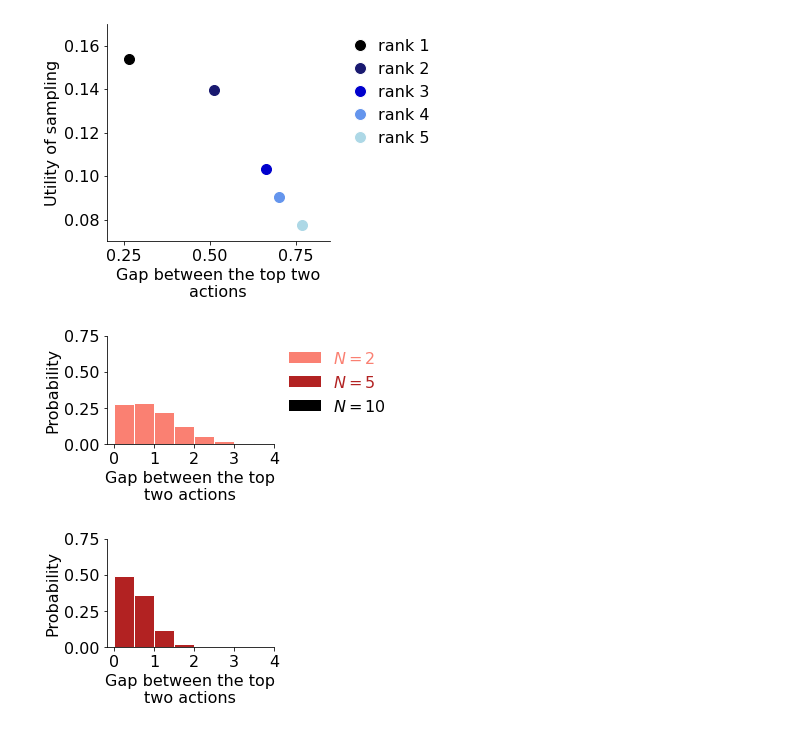
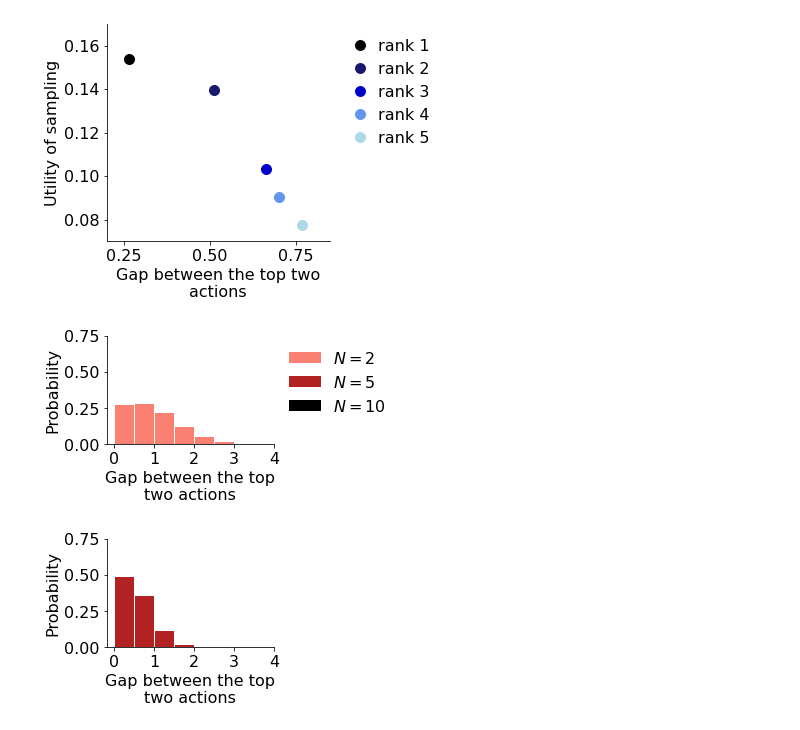
Before and after one commit to ionatankuperwajs/meta-planning, a Jupyter notebook: model_online_action.ipynb, the cells around one changed output. Saved outputs shown, nothing was run; the diff lists cells and outputs as text; code cells hidden in the pictures.

```diff
--- a/model_online_action.ipynb
+++ b/model_online_action.ipynb
@@ -646,26 +646,26 @@ heights10 = heights10 / heights10.sum()
 # %%
 # Plot the distribution of gaps
 bin_centers = 0.5*(bins0[1:] + bins0[:-1])
 bin_widths = np.diff(bins0)
 
 fig, ax = plt.subplots(figsize=(3,2))
 legend_elements = [Patch(facecolor='salmon', label='$N=2$'),
                    Patch(facecolor='firebrick', label='$N=5$'),
                   Patch(facecolor='black', label='$N=10$')]
-ax.legend(handles=legend_elements, frameon = False, bbox_to_anchor=(1,1), loc='upper left', labelcolor='linecolor')
+ax.legend(handles=legend_elements, frameon = False, bbox_to_anchor=(1,1), loc='upper left')
 
 ax.bar(bin_centers, heights0, width=bin_widths, edgecolor='white', color='salmon')
 ax.set_xlabel('Gap between the top\ntwo actions')
 ax.set_ylabel('Probability')
 ax.set_ylim(0,0.75)
 # ax.set_xlim(-0.2,4)
 ax.set_xticks(np.arange(0, 4.1, 1))
 ax.spines['top'].set_visible(False)
 ax.spines['right'].set_visible(False)
 
 # plt.savefig('3B_left.png', format='png', dpi=1000,bbox_inches = 'tight')
 # %% [output]
-[figure, old version]
+[figure, new version]
 # %%
 # Plot the distribution of gaps
 bin_centers = 0.5*(bins5[1:] + bins5[:-1])
```
Also changed, not shown: parts of 1 cell of this notebook.
